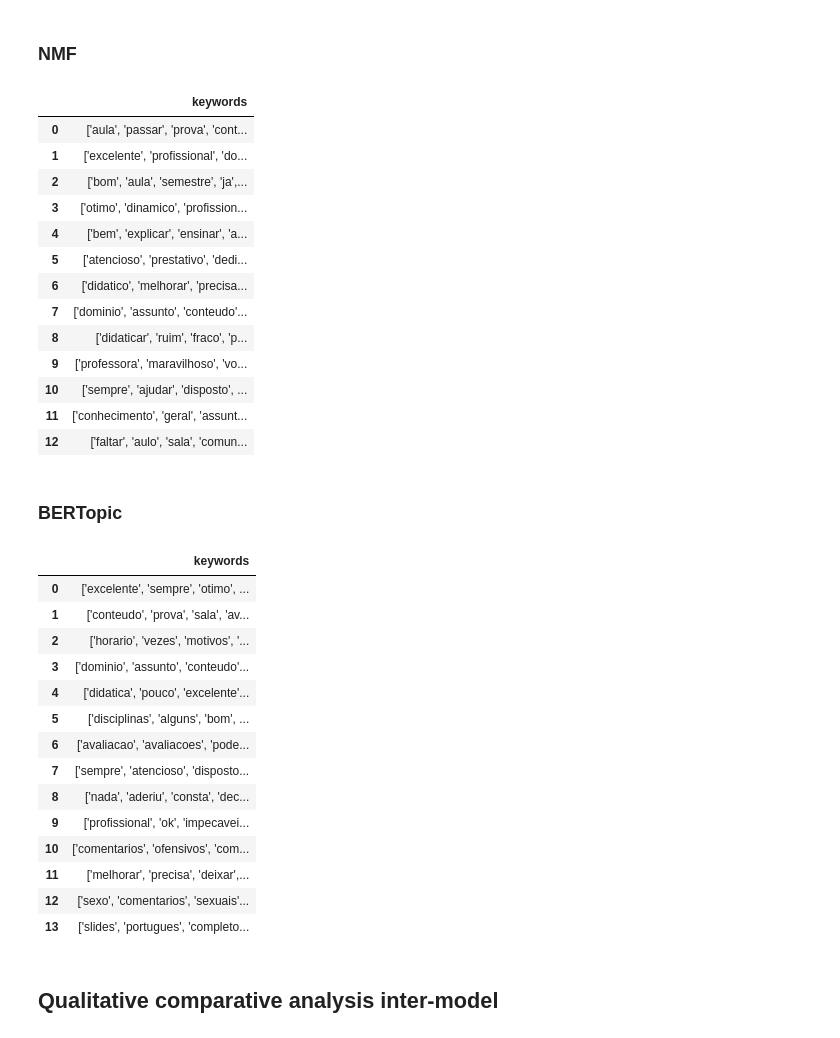
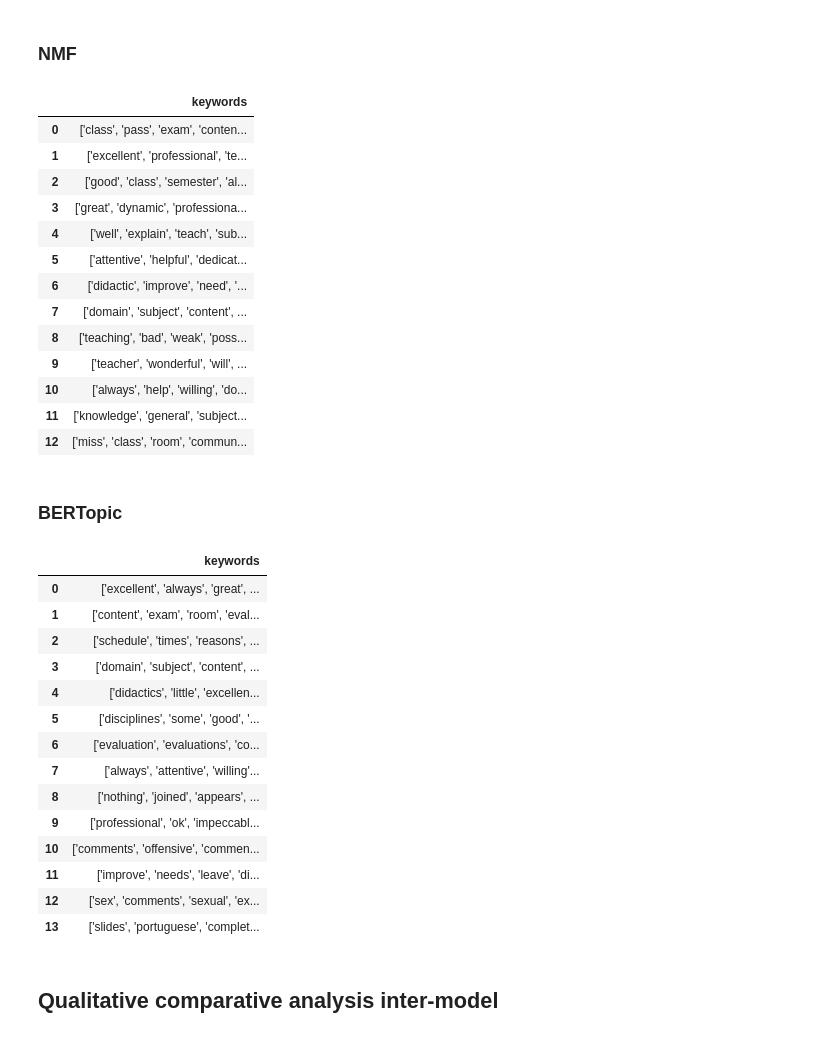
Before and after one commit to PaulaManoella/student_perceptions_analysis_BRACIS, a Jupyter notebook: notebook/output_analysis.ipynb, the cells around one changed output. Saved outputs shown, nothing was run; the diff lists cells and outputs as text; code cells hidden in the pictures.

```diff
--- a/notebook/output_analysis.ipynb
+++ b/notebook/output_analysis.ipynb
@@ -75,5 +103,5 @@ Presenting all generated topic based on the *k* topics number defined on the pre
 # %%
-all_models_topics = pd.read_csv('../output/topic_modeling/all_models_topics.csv')
+all_models_topics_en = pd.read_csv('../output/topic_modeling/all_models_topics_en.csv')
 # %% [markdown]
 ### LSA
 # %%
@@ -120,44 +148,44 @@ lda_table
 # %% [markdown]
 ### NMF
 # %%
-nmf_table = all_models_topics[all_models_topics['model'] == 'nmf'][['keywords']].reset_index(drop=True)
+nmf_table = all_models_topics_en[all_models_topics_en['model'] == 'nmf'][['keywords']].reset_index(drop=True)
 nmf_table
 # %% [output]
 |  | keywords |
-| 0 | ['aula', 'passar', 'prova', 'cont... |
-| 1 | ['excelente', 'profissional', 'do... |
-| 2 | ['bom', 'aula', 'semestre', 'ja',... |
-| 3 | ['otimo', 'dinamico', 'profission... |
-| 4 | ['bem', 'explicar', 'ensinar', 'a... |
-| 5 | ['atencioso', 'prestativo', 'dedi... |
-| 6 | ['didatico', 'melhorar', 'precisa... |
-| 7 | ['dominio', 'assunto', 'conteudo'... |
-| 8 | ['didaticar', 'ruim', 'fraco', 'p... |
-| 9 | ['professora', 'maravilhoso', 'vo... |
-| 10 | ['sempre', 'ajudar', 'disposto', ... |
-| 11 | ['conhecimento', 'geral', 'assunt... |
-| 12 | ['faltar', 'aulo', 'sala', 'comun... |
+| 0 | ['class', 'pass', 'exam', 'conten... |
+| 1 | ['excellent', 'professional', 'te... |
+| 2 | ['good', 'class', 'semester', 'al... |
+| 3 | ['great', 'dynamic', 'professiona... |
+| 4 | ['well', 'explain', 'teach', 'sub... |
+| 5 | ['attentive', 'helpful', 'dedicat... |
+| 6 | ['didactic', 'improve', 'need', '... |
+| 7 | ['domain', 'subject', 'content', ... |
+| 8 | ['teaching', 'bad', 'weak', 'poss... |
+| 9 | ['teacher', 'wonderful', 'will', ... |
+| 10 | ['always', 'help', 'willing', 'do... |
+| 11 | ['knowledge', 'general', 'subject... |
+| 12 | ['miss', 'class', 'room', 'commun... |
 # %% [markdown]
 ### BERTopic
 # %%
-bertopic_table = all_models_topics[all_models_topics['model'] == 'bertopic'][['keywords']].reset_index(drop=True)
+bertopic_table = all_models_topics_en[all_models_topics_en['model'] == 'bertopic'][['keywords']].reset_index(drop=True)
 bertopic_table
 # %% [output]
 |  | keywords |
-| 0 | ['excelente', 'sempre', 'otimo', ... |
-| 1 | ['conteudo', 'prova', 'sala', 'av... |
-| 2 | ['horario', 'vezes', 'motivos', '... |
-| 3 | ['dominio', 'assunto', 'conteudo'... |
-| 4 | ['didatica', 'pouco', 'excelente'... |
-| 5 | ['disciplinas', 'alguns', 'bom', ... |
-| 6 | ['avaliacao', 'avaliacoes', 'pode... |
-| 7 | ['sempre', 'atencioso', 'disposto... |
-| 8 | ['nada', 'aderiu', 'consta', 'dec... |
-| 9 | ['profissional', 'ok', 'impecavei... |
-| 10 | ['comentarios', 'ofensivos', 'com... |
-| 11 | ['melhorar', 'precisa', 'deixar',... |
-| 12 | ['sexo', 'comentarios', 'sexuais'... |
-| 13 | ['slides', 'portugues', 'completo... |
+| 0 | ['excellent', 'always', 'great', ... |
+| 1 | ['content', 'exam', 'room', 'eval... |
+| 2 | ['schedule', 'times', 'reasons', ... |
+| 3 | ['domain', 'subject', 'content', ... |
+| 4 | ['didactics', 'little', 'excellen... |
+| 5 | ['disciplines', 'some', 'good', '... |
+| 6 | ['evaluation', 'evaluations', 'co... |
+| 7 | ['always', 'attentive', 'willing'... |
+| 8 | ['nothing', 'joined', 'appears', ... |
+| 9 | ['professional', 'ok', 'impeccabl... |
+| 10 | ['comments', 'offensive', 'commen... |
+| 11 | ['improve', 'needs', 'leave', 'di... |
+| 12 | ['sex', 'comments', 'sexual', 'ex... |
+| 13 | ['slides', 'portuguese', 'complet... |
 # %% [markdown]
 ## Qualitative comparative analysis inter-model
 # %% [markdown]
```
Also changed, not shown: parts of 20 cells of this notebook, 17 other files.
